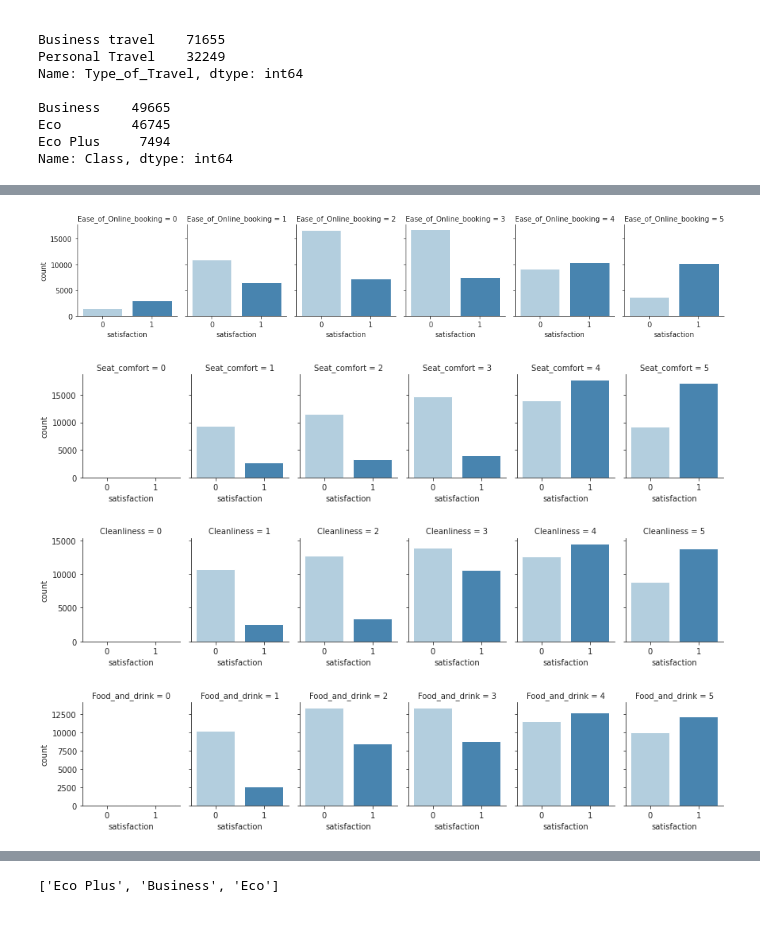
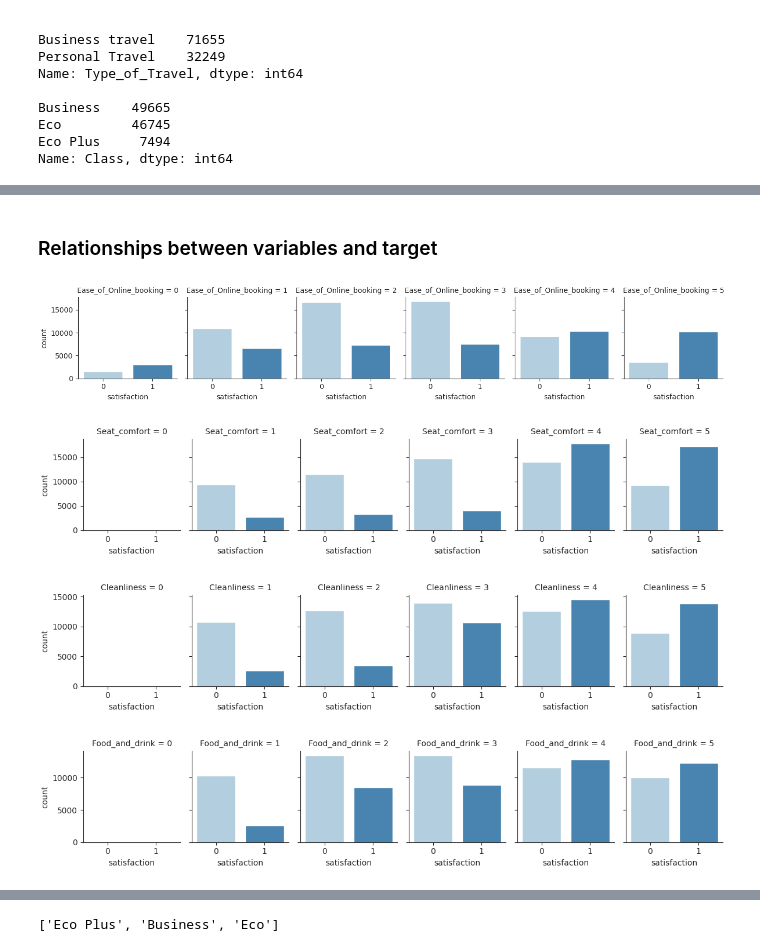
Before and after one commit to shanshanlao/Airline-Passenger-Satisfaction-Prediction, a Jupyter notebook: Code/Airline_data_Basic EDA.ipynb, the cells around one changed output, grey strips where cells are left out. Saved outputs shown, nothing was run; the diff lists cells and outputs as text; code cells hidden in the pictures; blank space fills up the shorter version.

Commit message:
Revert "Update Airline_data_Basic EDA.ipynb"
This reverts commit 82ec57fa996b8cfe3320c8fbcd9b9dec75fe9686.

```diff
--- a/Code/Airline_data_Basic EDA.ipynb
+++ b/Code/Airline_data_Basic EDA.ipynb
@@ -9,7 +19,10 @@ import math as math
 # %%
 #df=pd.read_csv("/content/drive/MyDrive/Colab Notebooks/train.csv")
+# df = pd.read_csv("/Users/dreama.wmy/Documents/McGill/INSY_695_ML/final_project/Train.csv")
+
+url = 'https://raw.githubusercontent.com/McGill-MMA-EnterpriseAnalytics/Airline-Passenger-Satisfaction-Prediction/main/Data/train.csv'
 pd.set_option('display.max_columns', None) # Show all the columns
-df = pd.read_csv("/Users/dreama.wmy/Documents/McGill/INSY_695_ML/final_project/Train.csv")
+df = pd.read_csv(url, index_col=0)
 # %%
 df.head(5)
 # %% [output]
@@ -31,5 +46,3 @@ Index(['Unnamed: 0', 'id', 'Gender', 'Customer Type', 'Age', 'Type of Travel',
        'Cleanliness', 'Departure Delay in Minutes', 'Arrival Delay in Minutes',
        'satisfaction'],
       dtype='object')
-# %%
-df = df.loc[:, ~df.columns.str.contains('^Unnamed')]
@@ -244,24 +337,26 @@ sns.histplot(df, x = "Flight_Distance", hue = "Leg_room_service", multiple = "st
 [figure]
+# %% [markdown]
+### Relationships between variables and target
 # %%
 with sns.axes_style(style='ticks'):
-    g = sns.catplot("satisfaction", col="Ease_of_Online_booking", col_wrap=6, data=df, kind="count", height=2.5, aspect=.9,palette = "Blues")
+    g = sns.catplot( data=df, x="satisfaction", col="Ease_of_Online_booking", col_wrap=6,kind="count", height=2.5, aspect=.9,palette = "Blues")
 # %% [output]
-[figure, old version]
+[figure, new version]
 # %%
 with sns.axes_style(style='ticks'):
-    g = sns.catplot("satisfaction", col="Seat_comfort", col_wrap=6, data=df, kind="count", height=2.5, aspect=.8,palette = "Blues")
+    g = sns.catplot(data=df, x="satisfaction", col="Seat_comfort", col_wrap=6,  kind="count", height=2.5, aspect=.8,palette = "Blues")
 # %% [output]
-[figure, old version]
+[figure, new version]
 # %%
 with sns.axes_style(style='ticks'):
-    g = sns.catplot("satisfaction", col="Cleanliness", col_wrap=6, data=df, kind="count", height=2.5, aspect=.8,palette = "Blues")
+    g = sns.catplot(data=df, x="satisfaction", col="Cleanliness", col_wrap=6, kind="count", height=2.5, aspect=.8,palette = "Blues")
 # %% [output]
-[figure, old version]
+[figure, new version]
 # %%
 with sns.axes_style(style='ticks'):
-    g = sns.catplot("satisfaction", col="Food_and_drink", col_wrap=6, data=df, kind="count", height=2.5, aspect=.8,palette = "Blues")
+    g = sns.catplot(data=df, x="satisfaction", col="Food_and_drink", col_wrap=6, kind="count", height=2.5, aspect=.8,palette = "Blues")
 # %% [output]
-[figure, old version]
+[figure, new version]
 # %%
 f, ax = plt.subplots(1, 2, figsize = (15,5))
 sns.countplot(x = 'Type_of_Travel', hue = 'satisfaction', palette = "Blues", data = df, ax = ax[0])
```
Also changed, not shown: parts of 76 cells of this notebook.
